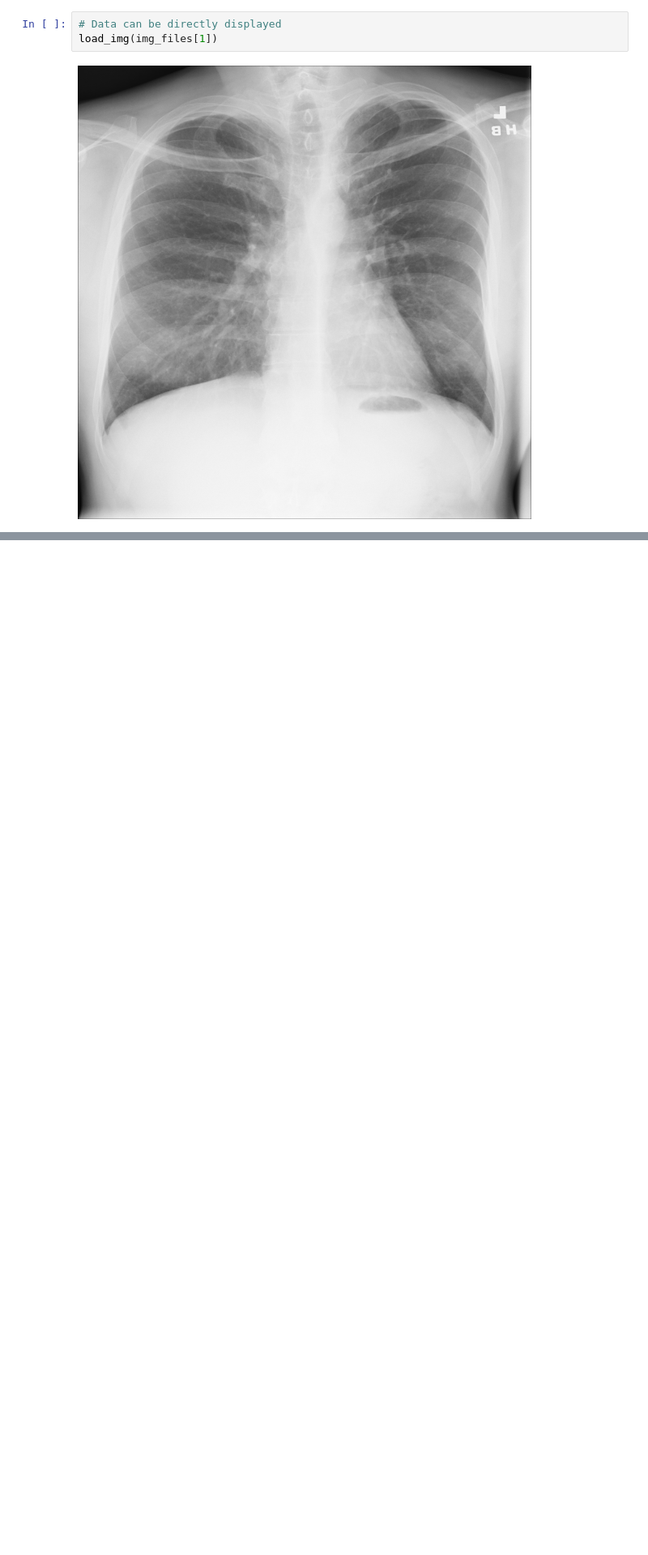
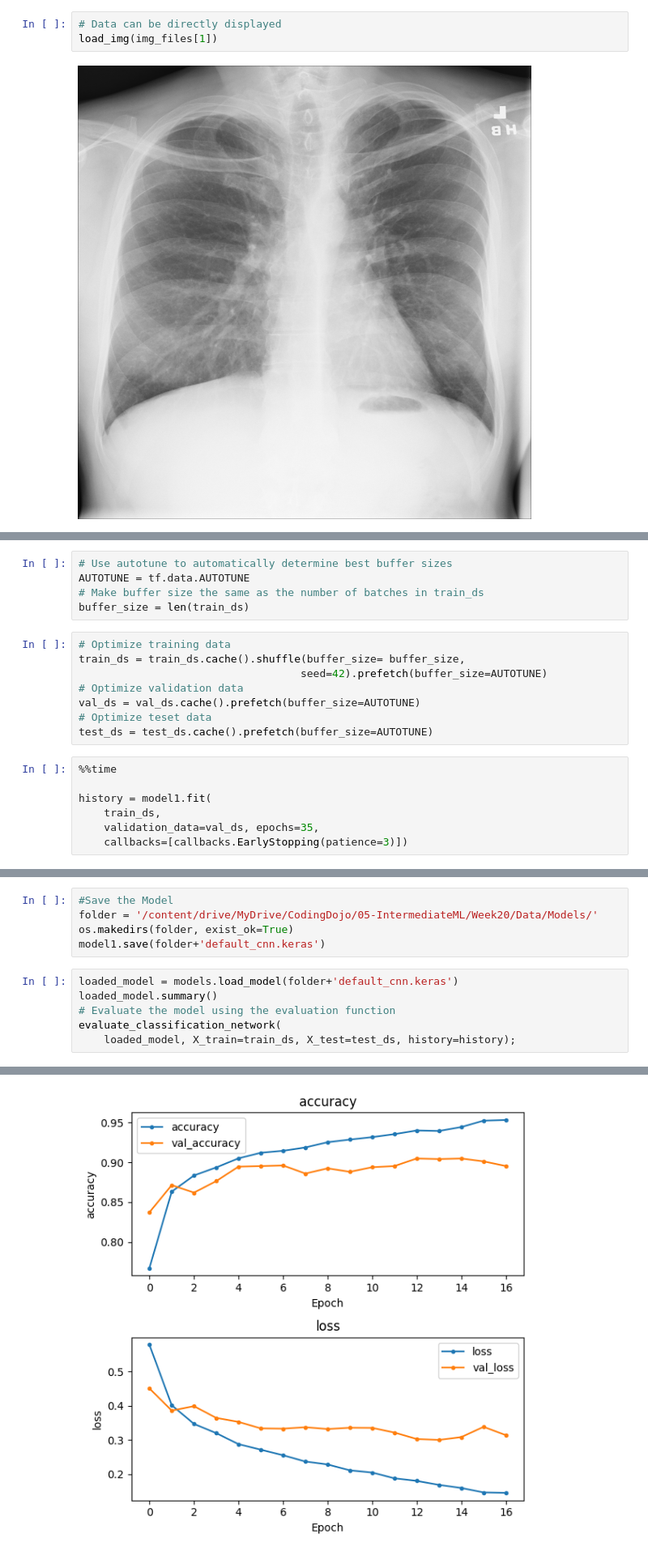
Before and after one commit to dimLMT/ML-assignment, a Jupyter notebook: Image_Classification_(Core).ipynb, the cells around one changed output, grey strips where cells are left out. Shown at 81% size. Cells and saved outputs as stored; diff of their text form; blank space fills up the shorter version.

```diff
--- a/Image_Classification_(Core).ipynb
+++ b/Image_Classification_(Core).ipynb
@@ -49,0 +179,20 @@ tf.random.set_seed(42)
+# %%
+# Use autotune to automatically determine best buffer sizes
+AUTOTUNE = tf.data.AUTOTUNE
+# Make buffer size the same as the number of batches in train_ds
+buffer_size = len(train_ds)
+# %%
+# Optimize training data
+train_ds = train_ds.cache().shuffle(buffer_size= buffer_size,
+                                   seed=42).prefetch(buffer_size=AUTOTUNE)
+# Optimize validation data
+val_ds = val_ds.cache().prefetch(buffer_size=AUTOTUNE)
+# Optimize teset data
+test_ds = test_ds.cache().prefetch(buffer_size=AUTOTUNE)
+# %%
+%%time
+
+history = model1.fit(
+    train_ds,
+    validation_data=val_ds, epochs=35,
+    callbacks=[callbacks.EarlyStopping(patience=3)])
@@ -49,0 +421,12 @@ tf.random.set_seed(42)
+# %%
+#Save the Model
+folder = '/content/drive/MyDrive/CodingDojo/05-IntermediateML/Week20/Data/Models/'
+os.makedirs(folder, exist_ok=True)
+model1.save(folder+'default_cnn.keras')
+# %%
+loaded_model = models.load_model(folder+'default_cnn.keras')
+loaded_model.summary()
+# Evaluate the model using the evaluation function
+evaluate_classification_network(
+    loaded_model, X_train=train_ds, X_test=test_ds, history=history);
+# %% [output]
@@ -49,0 +450 @@ tf.random.set_seed(42)
+[figure, added]
```
Also changed, not shown: parts of 28 cells of this notebook.
